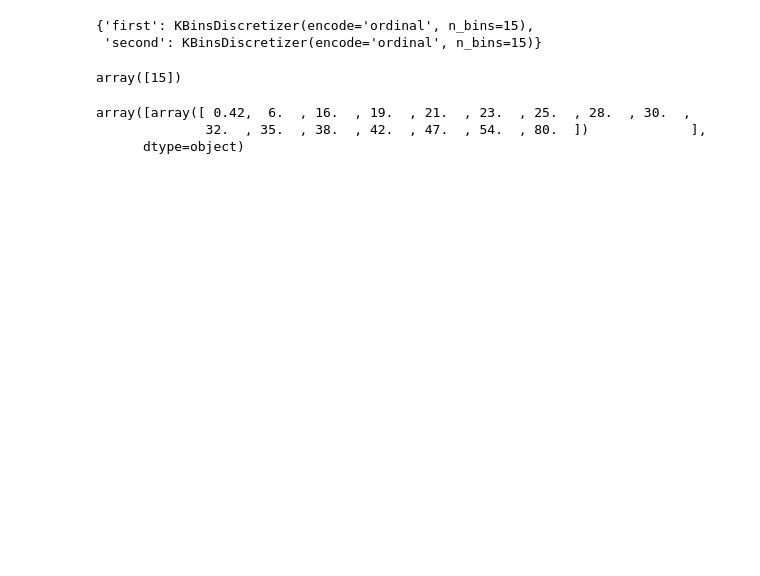
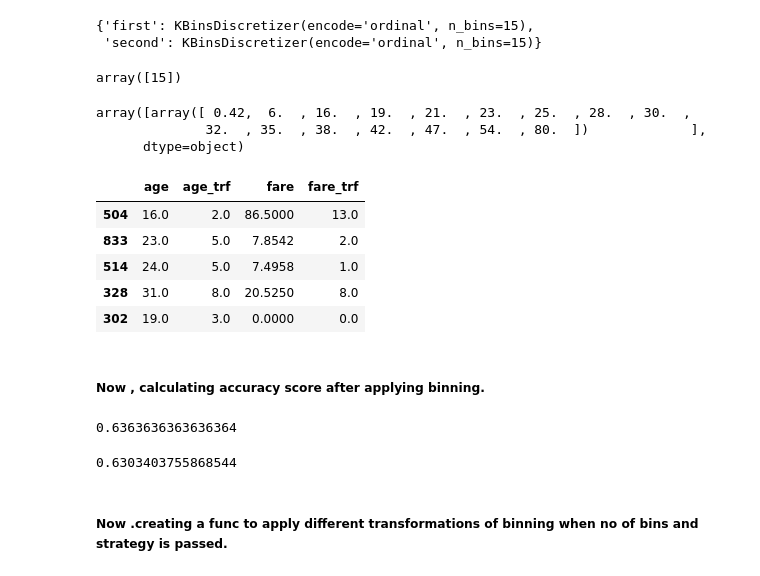
Before and after one commit to Shreyasb1015/Machine-Learning, a Jupyter notebook: encoding-numerical-data/binning.ipynb, the cells around one changed output. Saved outputs shown, nothing was run; the diff lists cells and outputs as text; code cells hidden in the pictures; blank space fills up the shorter version.

Commit message:
binning

```diff
--- a/encoding-numerical-data/binning.ipynb
+++ b/encoding-numerical-data/binning.ipynb
@@ -118,3 +118,21 @@ trf.named_transformers_['first'].bin_edges_
 array([array([ 0.42,  6.  , 16.  , 19.  , 21.  , 23.  , 25.  , 28.  , 30.  ,
               32.  , 35.  , 38.  , 42.  , 47.  , 54.  , 80.  ])             ],
       dtype=object)
+# %%
+output = pd.DataFrame({
+    'age':X_train['Age'],
+    'age_trf':X_train_trf[:,0],
+    'fare':X_train['Fare'],
+    'fare_trf':X_train_trf[:,1]
+})
+# %%
+output.sample(5)
+# %% [output]
+|  | age | age_trf | fare | fare_trf |
+| 504 | 16.0 | 2.0 | 86.5000 | 13.0 |
+| 833 | 23.0 | 5.0 | 7.8542 | 2.0 |
+| 514 | 24.0 | 5.0 | 7.4958 | 1.0 |
+| 328 | 31.0 | 8.0 | 20.5250 | 8.0 |
+| 302 | 19.0 | 3.0 | 0.0000 | 0.0 |
+# %% [markdown]
+##### Now , calculating accuracy score after applying binning.
@@ -120,0 +143,11 @@ array([array([ 0.42,  6.  , 16.  , 19.  , 21.  , 23.  , 25.  , 28.  , 30.  ,
+# %%
+accuracy_score(y_test,y_pred2)
+# %% [output]
+0.6363636363636364
+# %%
+X_trf = trf.fit_transform(X)
+np.mean(cross_val_score(DecisionTreeClassifier(),X,y,cv=10,scoring='accuracy'))
+# %% [output]
+0.6303403755868544
+# %% [markdown]
+##### Now .creating a func to apply different transformations of binning when no of bins and strategy is passed.
```
Also changed, not shown: parts of 2 cells of this notebook.
